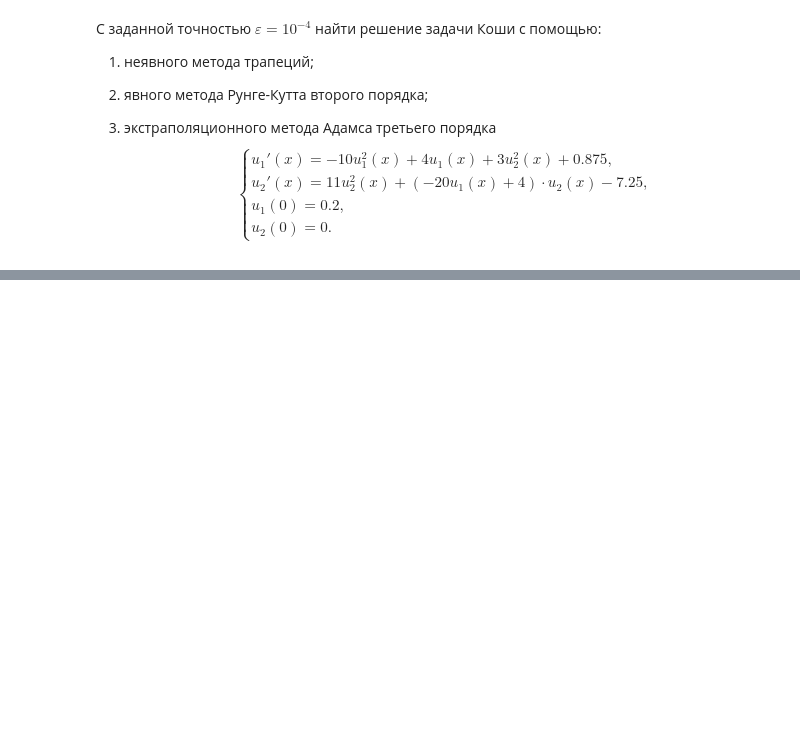
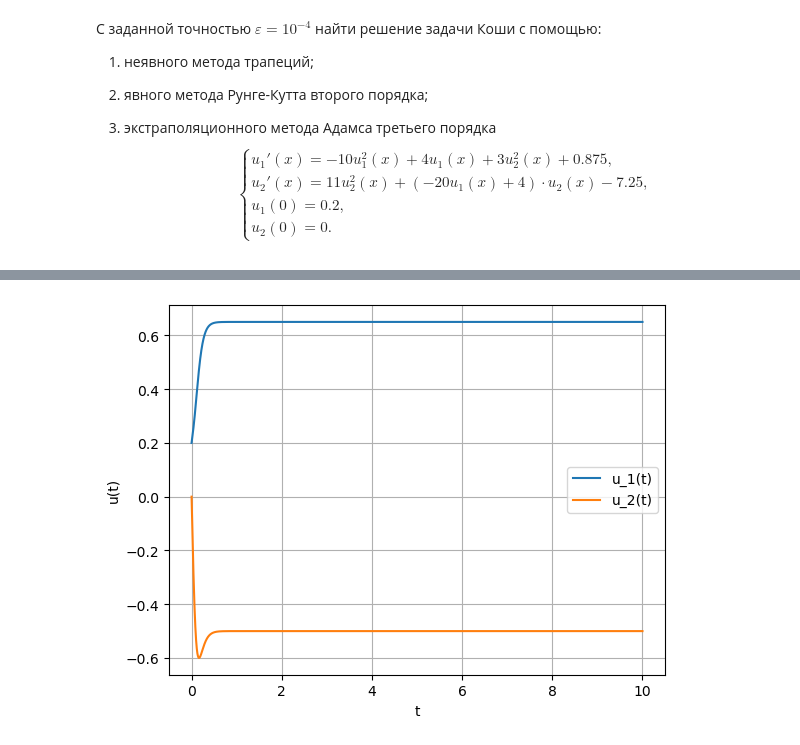
Before and after one commit to bzzdwn/BSU, a Jupyter notebook: Computational Methods/Лабораторные/5. Методы решения ОДУ/ode_fourth_variant.ipynb, the cells around one changed output, grey strips where cells are left out. Drawn from its saved outputs; the diff is of its cells as text; code cells hidden in the pictures; blank space fills up the shorter version.

```diff
--- a/Computational Methods/Лабораторные/5. Методы решения ОДУ/ode_fourth_variant.ipynb
+++ b/Computational Methods/Лабораторные/5. Методы решения ОДУ/ode_fourth_variant.ipynb
@@ -264,0 +278,84 @@ $$A_i = \dfrac{(-1)^{i+1}}{(i+1)! (k-i)!}\int\limits_0^1 \dfrac{(\alpha-1)\alpha
+# %%
+def runge_kutta3(f, y0, t_start, t_end, epsilon):
+    y = [np.array(y0)]
+    t = t_start
+    nodes = [t_start]
+    j = 0
+    h1 = epsilon**(1/2)
+    k = 1.005
+    while True:
+
+        while True:
+            phi_0 = h1 * f(y[j], t)
+            phi_1 = h1 * f(y[j] + 1/3 * phi_0, t + 1/3 * h1)
+            phi_2 = h1 * f(y[j] + 2/3 * phi_1, t + 2/3 * h1)
+            y_h1 = y[j] + 1/4 * (phi_0 + 3*phi_2)
+
+            h2 = h1 / 2
+            phi_0 = h2 * f(y[j], t)
+            phi_1 = h2 * f(y[j] + 1/3 * phi_0, t + 1/3 * h2)
+            phi_2 = h2 * f(y[j] + 2/3 * phi_1, t + 2/3 * h2)
+            y_h2 = y[j] + 1/4 * (phi_0 + 3*phi_2)
+
+            if np.max(y_h2 - y_h1) / (1 - (h2 / h1)**3) < epsilon:
+                y.append(y_h1)
+                break
+            else:
+                h1 /= 2
+
+        j += 1
+        if t + h1 > t_end:
+            nodes.append(t_end)
+            break
+        else:
+            t += h1
+            nodes.append(t)
+            h1 *= k
+
+    return np.stack(y, axis=0), nodes
+
+def adams(f, y0, t_start, t_end, epsilon):
+    y = y0.tolist()
+    t = t_start[-1]
+    nodes = t_start
+    j = 3
+    h1 = epsilon**(1/2)
+    k = 1.005
+    while True:
+
+        while True:
+            y_h1 = y[j] + h1 / 12 * (23 * f(y[j], nodes[j]) - 16 * f(y[j-1], nodes[j-1]) + 5 * f(y[j-2], nodes[j-2]))
+
+            h2 = h1 / 2
+
+            y_h2 = y[j] + h2 / 12 * (23 * f(y[j], nodes[j]) - 16 * f(y[j-1], nodes[j-1]) + 5 * f(y[j-2], nodes[j-2]))
+
+            if np.max(y_h2 - y_h1) / (1 - (h2 / h1)**4) < epsilon:
+                y.append(y_h1)
+                break
+            else:
+                h1 /= 2
+
+        j += 1
+        if t + h1 > t_end:
+            nodes.append(t_end)
+            break
+        else:
+            t += h1
+            nodes.append(t)
+            h1 *= k
+
+    return np.stack(y, axis=0), nodes
+
+sol, nodes = runge_kutta3(f, u0, t_start, t_end, 1e-4)
+sol2, nodes2 = adams(f, sol[:4], nodes[:4], t_end, 1e-4)
+print('Отклонение от аналитического решения:', np.max(np.absolute(sol2 - solution(nodes2))))
+
+plt.plot(nodes2, sol2[:, 0], label='u_1(t)')
+plt.plot(nodes2, sol2[:, 1], label='u_2(t)')
+plt.grid(True)
+plt.xlabel('t')
+plt.ylabel('u(t)')
+plt.legend()
+plt.show()
+# %% [output]
@@ -264,0 +363 @@ $$A_i = \dfrac{(-1)^{i+1}}{(i+1)! (k-i)!}\int\limits_0^1 \dfrac{(\alpha-1)\alpha
+[figure, added]
```
Also changed, not shown: parts of 20 cells of this notebook, 38 other files.
